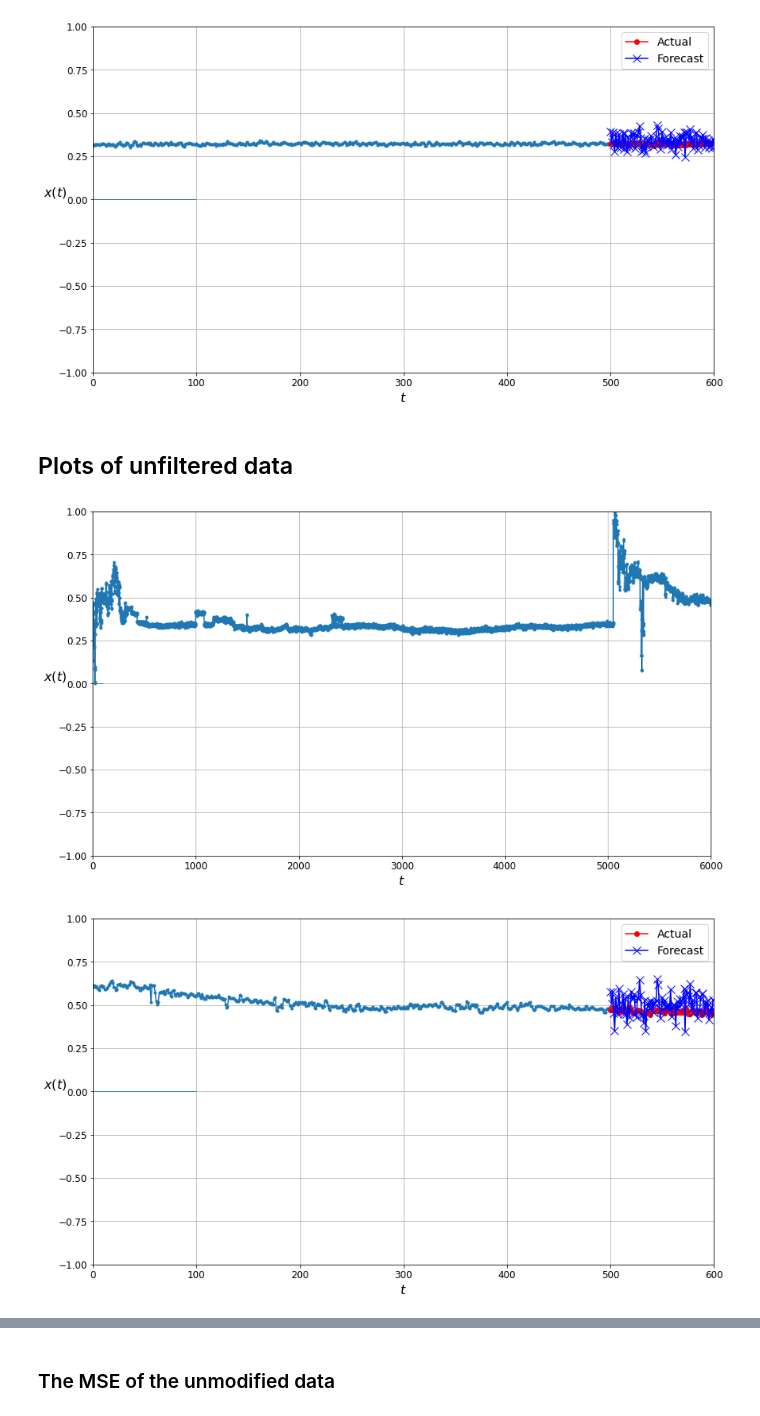
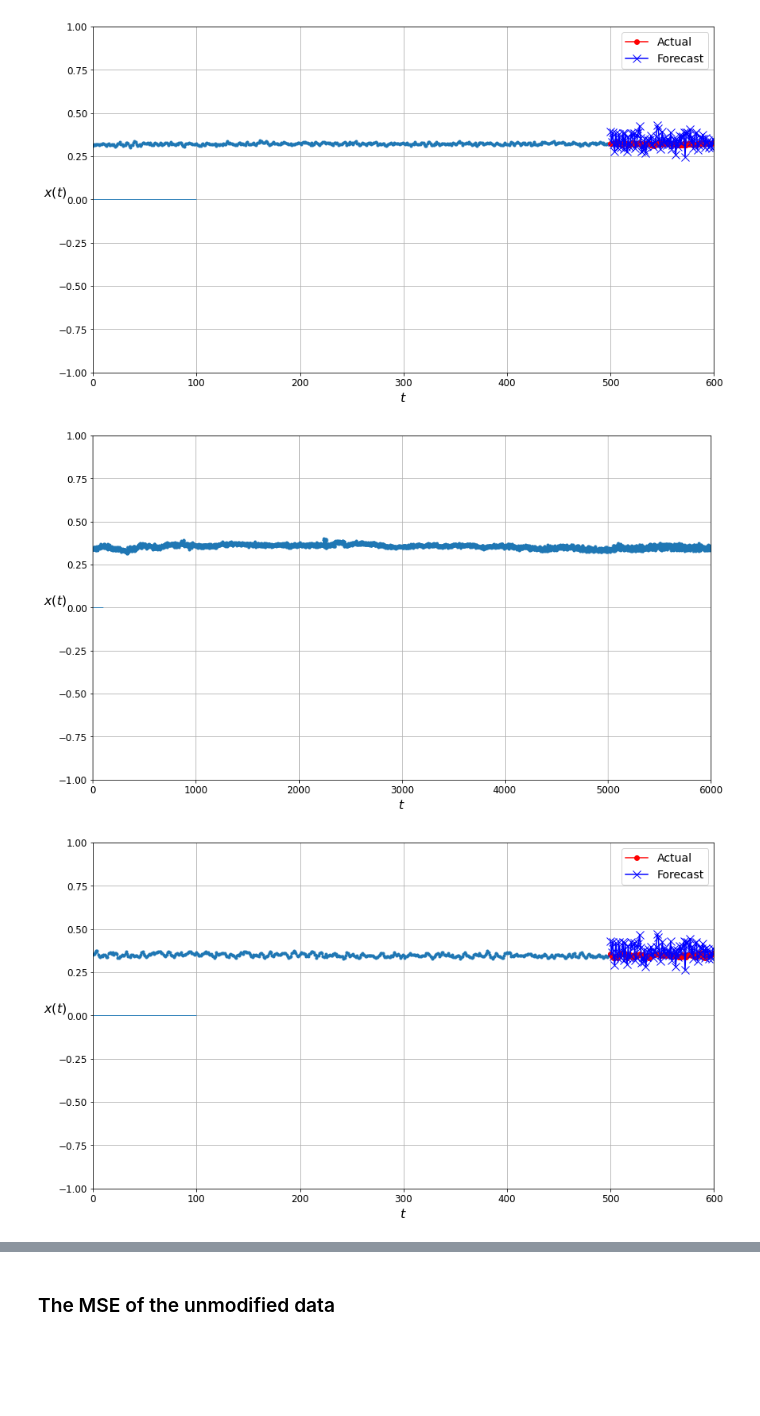
Before and after one commit to mdye/TZVOLCANO_machine_learning, a Jupyter notebook: MD_01_TZVOLCANO_Gaussian_Mixtures_Anomaly_Detection.ipynb, the cells around one changed output, grey strips where cells are left out. Saved outputs shown, nothing was run; the diff lists cells and outputs as text; code cells hidden in the pictures; blank space fills up the shorter version.

Commit message:
K-means data removal/neural net training added

```diff
--- a/MD_01_TZVOLCANO_Gaussian_Mixtures_Anomaly_Detection.ipynb
+++ b/MD_01_TZVOLCANO_Gaussian_Mixtures_Anomaly_Detection.ipynb
@@ -474,0 +564,3 @@ The plot above show that the value ranges of the filtered data is much less than
+# %%
+# Based on the labeled regions from the decision boundary plot, decide which regions should be retained
+vector_magnitude_regions_to_retain = [4,1,6,3,7]
@@ -583,0 +715,2 @@ Y_cleaned_pred = cleaned_model.predict(X_cleaned_new)[:, -1][..., np.newaxis]
+# %%
+kmeans_cleaned_RNN_training_data, kmeans_cleaned_RNN_training_labels = get_RNN_training_sets(cleaned_kmeans_data, 'Scaled Height', n_steps_training)
@@ -583,0 +719,5 @@ Y_cleaned_pred = cleaned_model.predict(X_cleaned_new)[:, -1][..., np.newaxis]
+# %%
+# Create a new set of RNN training data based on the cleansed data
+kmeans_cleaned_model = get_rnn_model(n_steps_ahead)
+
+kmeans_cleaned_history = kmeans_cleaned_model.fit(kmeans_cleaned_RNN_training_data, kmeans_cleaned_RNN_training_labels, epochs=20,)
@@ -583,0 +744,9 @@ Y_cleaned_pred = cleaned_model.predict(X_cleaned_new)[:, -1][..., np.newaxis]
+# %%
+number_of_records = n_steps_training + n_steps_ahead
+truncated_kmeans_cleaned_data = cleaned_kmeans_data.head(number_of_records)
+
+X_kmeans_cleaned_new, Y_kmeans_cleaned_new = get_RNN_forecast_sets(truncated_kmeans_cleaned_data, 'Scaled Height', n_steps_training-1, n_steps_forecast, n_steps_ahead)
+
+X_kmeans_cleaned = X_kmeans_cleaned_new
+
+Y_kmeans_cleaned_pred = kmeans_cleaned_model.predict(X_kmeans_cleaned_new)[:, -1][..., np.newaxis]
@@ -594,5 +779,3 @@ plot_multiple_forecasts(X_cleaned_new, Y_cleaned_new, Y_cleaned_pred, n_steps_fo
 # %% [output]
 [figure]
 [figure]
-# %% [markdown]
-## Plots of unfiltered data
@@ -599,14 +784,11 @@ plot_multiple_forecasts(X_cleaned_new, Y_cleaned_new, Y_cleaned_pred, n_steps_fo
 # %%
-# Plot the entire training set
+# Plot the entire training set for comparison
 plt.figure(figsize=(14, 8))
-plot_series(RNN_training_data[0, :, 0], n_steps_training)
-plt.show()
+plot_series(kmeans_cleaned_RNN_training_data[0, :, 0], n_steps_training)
+# plt.show()
 
-# Plot the last n_step_forecast
 plt.figure(figsize=(14, 8))
-plot_multiple_forecasts(X_new, Y_new, Y_pred, n_steps_forecast)
-# save_fig("forecast_ahead_plot")
-plt.show()
+plot_multiple_forecasts(X_kmeans_cleaned_new, Y_kmeans_cleaned_new, Y_kmeans_cleaned_pred, n_steps_forecast)
 # %% [output]
-[figure, old version]
+[figure, new version]
-[figure, old version]
+[figure, new version]
```
Also changed, not shown: parts of 44 cells of this notebook.
